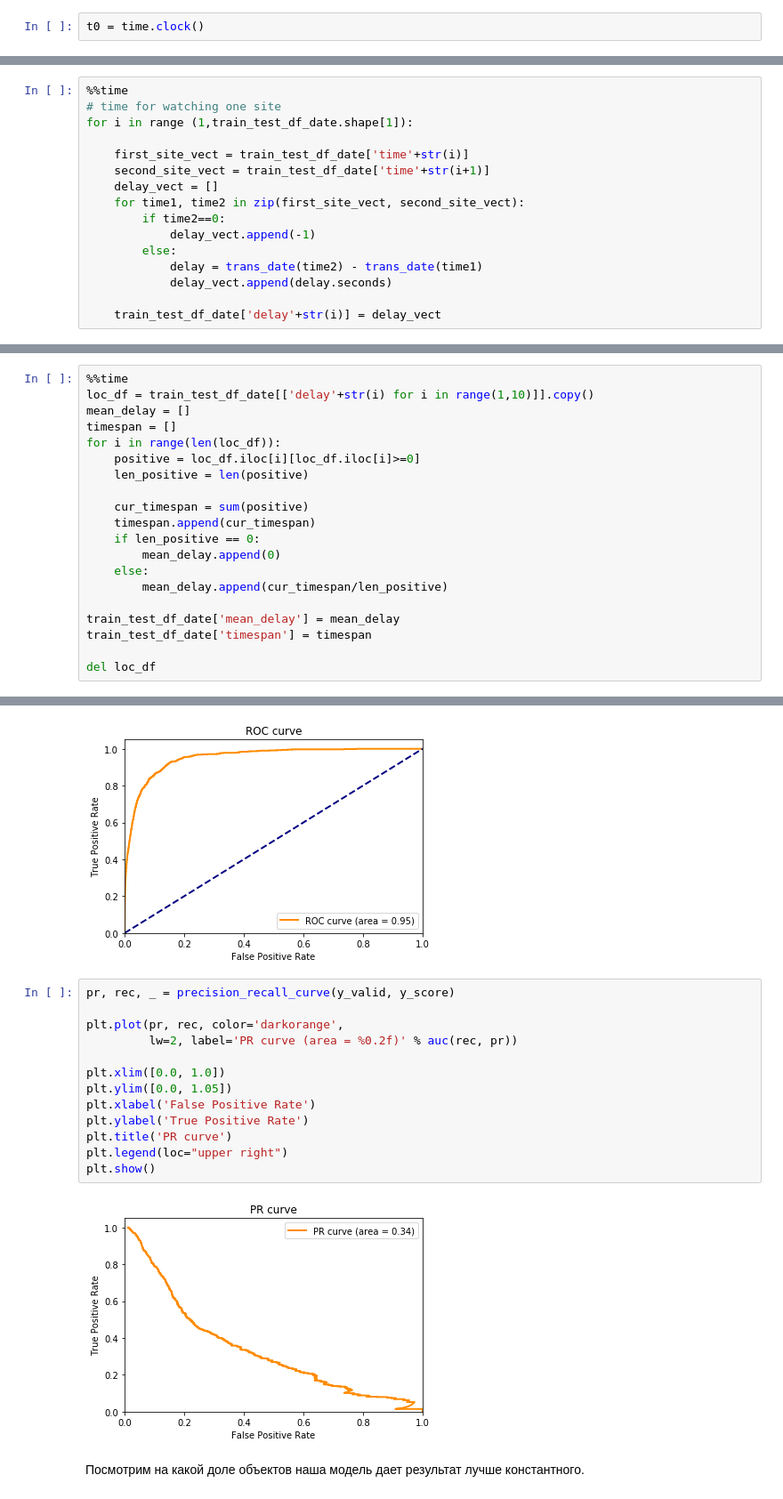
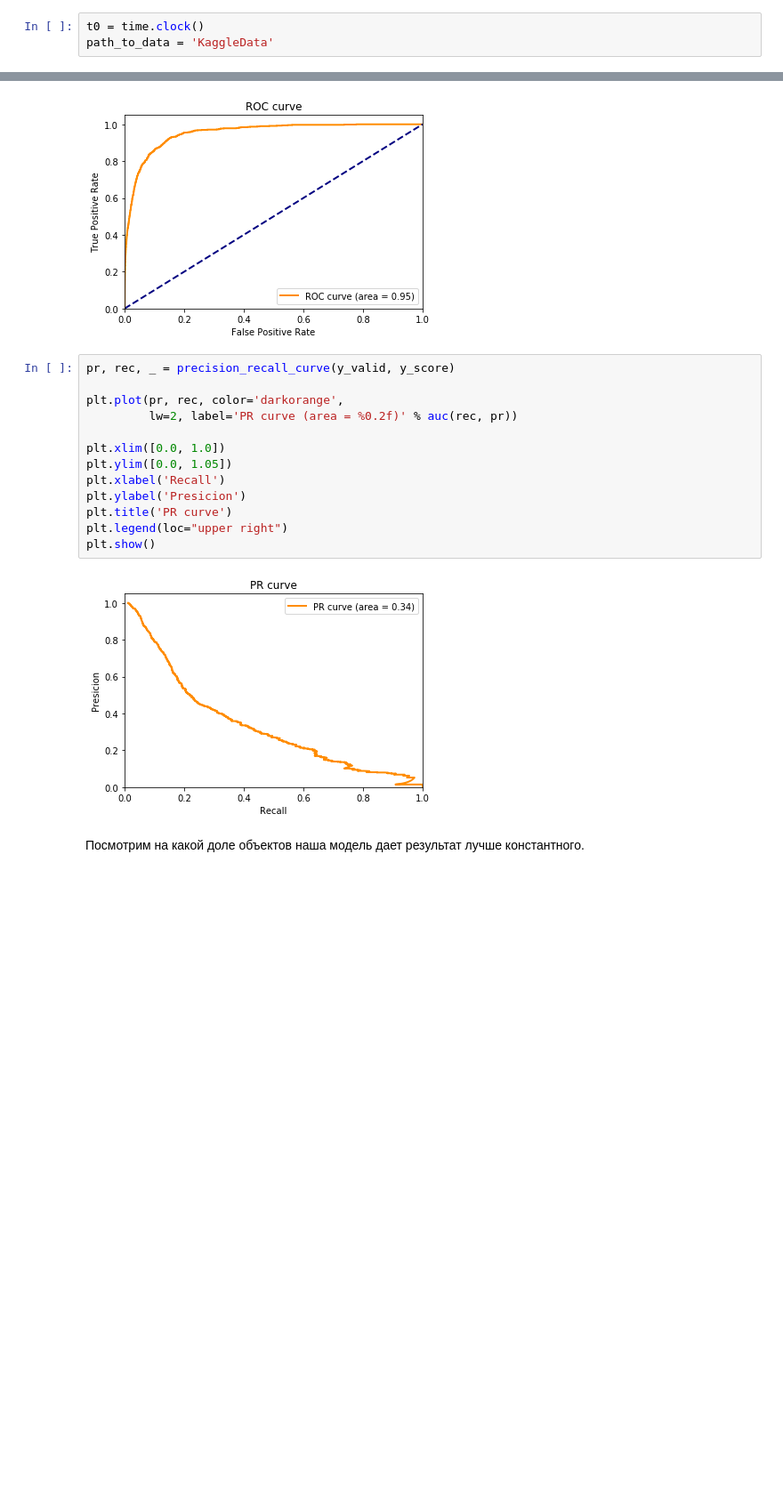
Before and after one commit to lasados/User-Identification, a Jupyter notebook: Summary of proj on Coursera.ipynb, the cells around one changed output, grey strips where cells are left out. Shown: that part at 89% size. Drawn from its saved outputs; the diff is of its cells as text; blank space fills up the shorter version.

```diff
--- a/Summary of proj on Coursera.ipynb
+++ b/Summary of proj on Coursera.ipynb
@@ -49,3 +49,4 @@ import time
 **Путь к файлам**
 # %%
 t0 = time.clock()
+path_to_data = 'KaggleData'
@@ -123,19 +136,3 @@ def trans_date(date):
 ### Собираем признаки для всех сессий
 # %% [markdown]
 **Время перехода на следующий сайт**
-# %%
-%%time
-# time for watching one site
-for i in range (1,train_test_df_date.shape[1]):
-
-    first_site_vect = train_test_df_date['time'+str(i)]
-    second_site_vect = train_test_df_date['time'+str(i+1)]
-    delay_vect = []
-    for time1, time2 in zip(first_site_vect, second_site_vect):
-        if time2==0:
-            delay_vect.append(-1)
-        else:
-            delay = trans_date(time2) - trans_date(time1)
-            delay_vect.append(delay.seconds)
-
-    train_test_df_date['delay'+str(i)] = delay_vect
@@ -144,20 +138,0 @@ Wall time: 52.3 s
-# %%
-%%time
-loc_df = train_test_df_date[['delay'+str(i) for i in range(1,10)]].copy()
-mean_delay = []
-timespan = []
-for i in range(len(loc_df)):
-    positive = loc_df.iloc[i][loc_df.iloc[i]>=0]
-    len_positive = len(positive)
-
-    cur_timespan = sum(positive)
-    timespan.append(cur_timespan)
-    if len_positive == 0:
-        mean_delay.append(0)
-    else:
-        mean_delay.append(cur_timespan/len_positive)
-
-train_test_df_date['mean_delay'] = mean_delay
-train_test_df_date['timespan'] = timespan
-
-del loc_df
@@ -494,18 +593,18 @@ plt.show()
 # %%
 pr, rec, _ = precision_recall_curve(y_valid, y_score)
 
 plt.plot(pr, rec, color='darkorange',
          lw=2, label='PR curve (area = %0.2f)' % auc(rec, pr))
 
 plt.xlim([0.0, 1.0])
 plt.ylim([0.0, 1.05])
-plt.xlabel('False Positive Rate')
-plt.ylabel('True Positive Rate')
+plt.xlabel('Recall')
+plt.ylabel('Presicion')
 plt.title('PR curve')
 plt.legend(loc="upper right")
 plt.show()
 # %% [output]
-[figure, old version]
+[figure, new version]
 # %% [markdown]
 Посмотрим на какой доле объектов наша модель дает результат лучше константного.
 # %%
```
Also changed, not shown: parts of 43 cells of this notebook.
